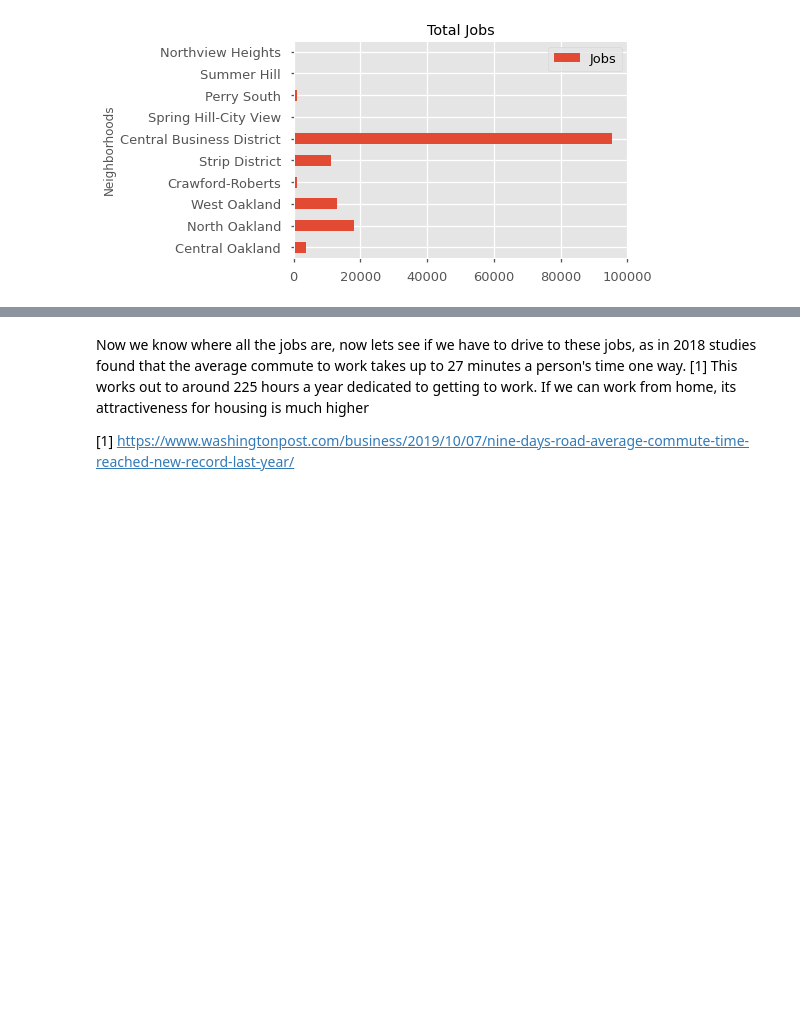
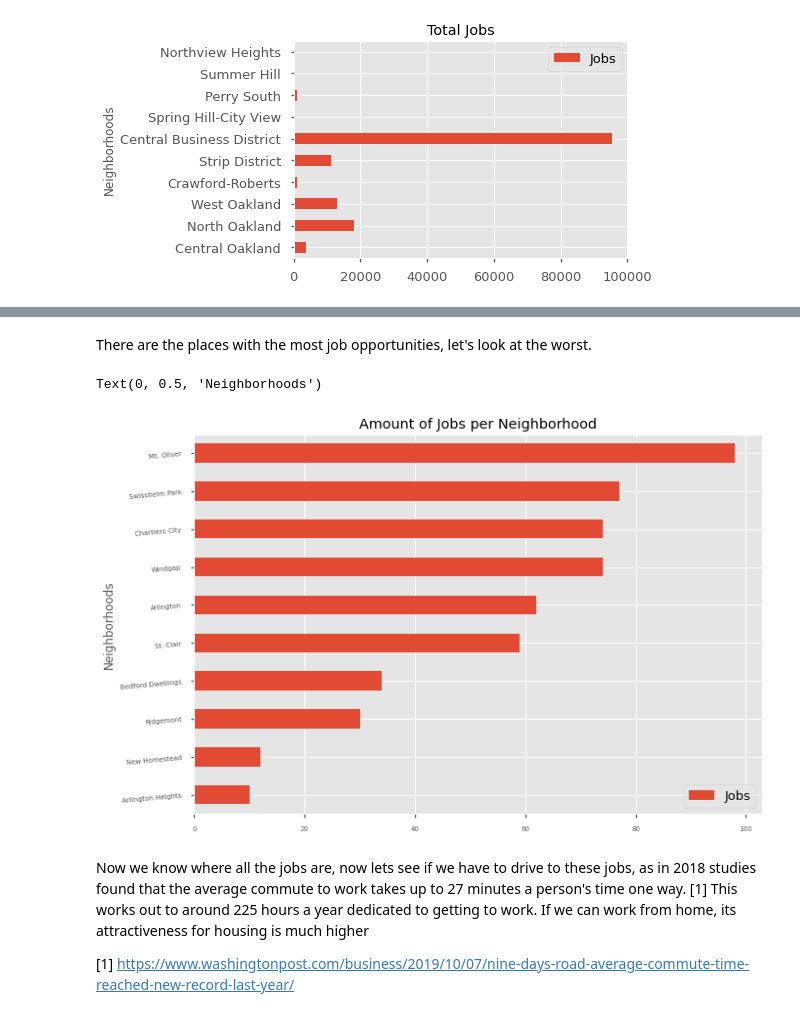
Before and after one commit to matthewgarvey963/CMPINF0010_FinalProject, a Jupyter notebook: Jobs-Final-Project/job.ipynb, the cells around one changed output, grey strips where cells are left out. Cells and saved outputs as stored; diff of their text form; code cells hidden in the pictures; blank space fills up the shorter version.

```diff
--- a/Jobs-Final-Project/job.ipynb
+++ b/Jobs-Final-Project/job.ipynb
@@ -37,3 +37,17 @@ Text(0, 0.5, 'Neighborhoods')
+# %% [markdown]
+There are the places with the most job opportunities, let's look at the worst.
+# %%
+jobdata = data.drop(columns = 'SNAP_All_csv_Commute_to_Work__D')
+jobdata = jobdata[jobdata['Total___Jobs_Located_in_N_hood_'] < 80000]
+jobdata2 = jobdata.sort_values(by = 'Total___Jobs_Located_in_N_hood_',ascending = True)
+jobdata2.columns = {'Jobs'}
+plt.style.use('ggplot')
+jobdata2.head(10).plot(kind = 'barh', title = "Amount of Jobs per Neighborhood",rot=5,fontsize=7)
+
+plt.ylabel('Neighborhoods')
+# %% [output]
+Text(0, 0.5, 'Neighborhoods')
+[figure, added]
 # %% [markdown]
 Now we know where all the jobs are, now lets see if we have to drive to these jobs, as in 2018 studies found that the average commute to work takes up to 27 minutes a person's time one way. [1] This works out to around 225 hours a year dedicated to getting to work. If we can work from home, its attractiveness for housing is much higher
 
```
Also changed, not shown: parts of 4 cells of this notebook, 1 other file.
